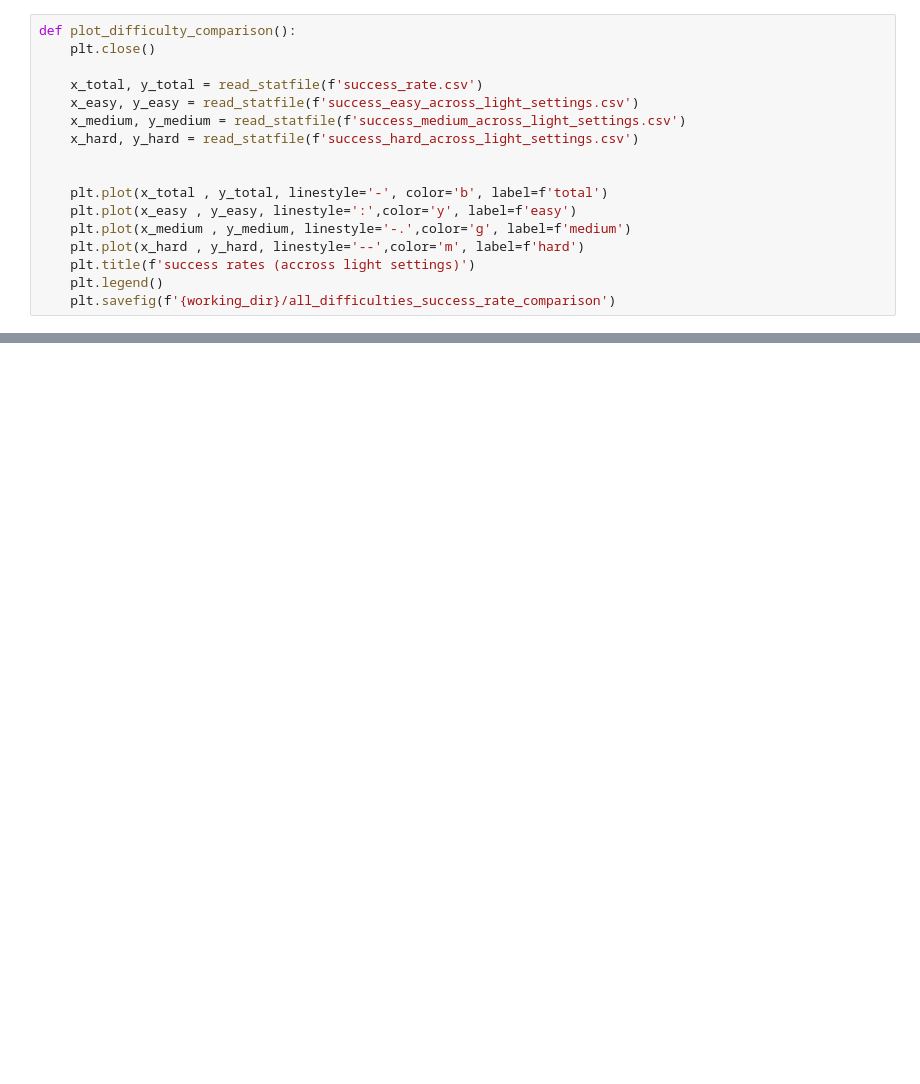
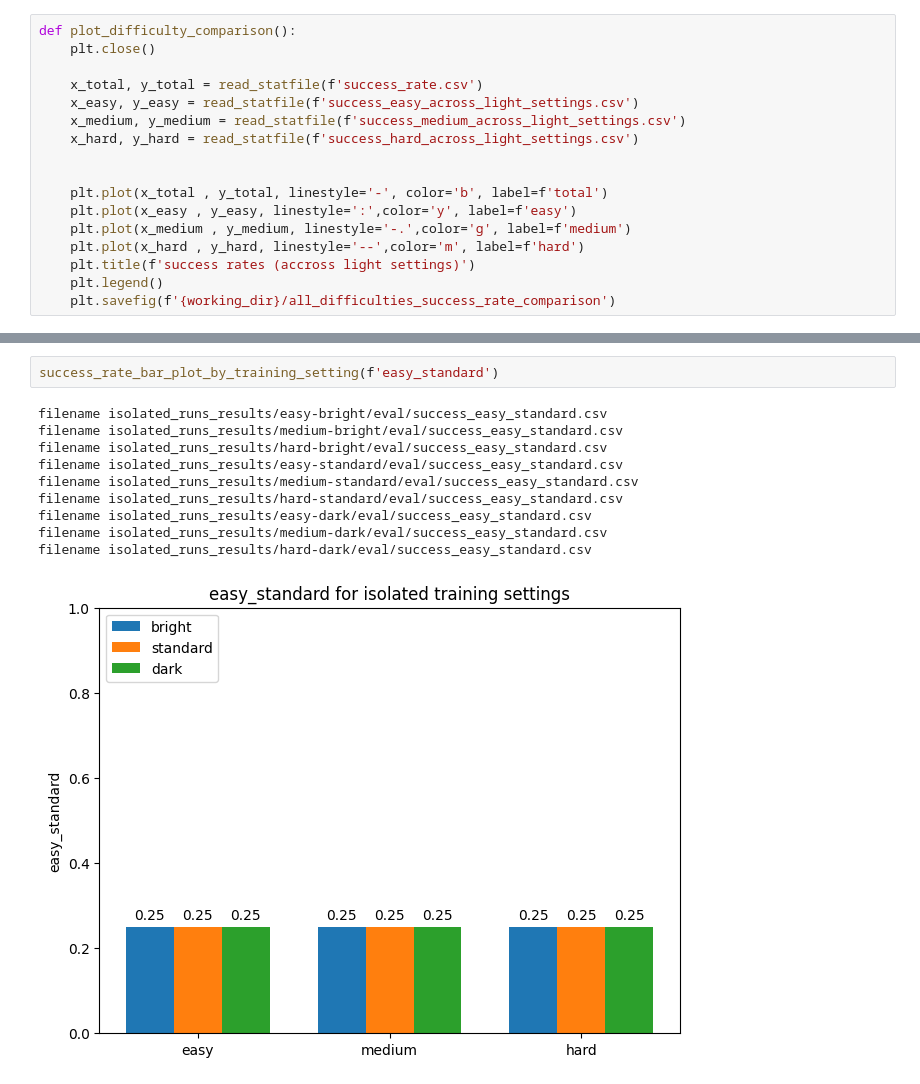
Before and after one commit to geschnee/carsim-rl-cnn, a Jupyter notebook: python/isolated_runs_analysis.ipynb, the cells around one changed output, grey strips where cells are left out. Saved outputs shown, nothing was run; the diff lists cells and outputs as text; blank space fills up the shorter version.

Commit message:
ready for isolated runs

```diff
--- a/python/stat_image_notebook.ipynb
+++ b/python/isolated_runs_analysis.ipynb
@@ -62,0 +139,13 @@ plot_difficulty_comparison()
+# %%
+success_rate_bar_plot_by_training_setting(f'easy_standard')
+# %% [output]
+filename isolated_runs_results/easy-bright/eval/success_easy_standard.csv
+filename isolated_runs_results/medium-bright/eval/success_easy_standard.csv
+filename isolated_runs_results/hard-bright/eval/success_easy_standard.csv
+filename isolated_runs_results/easy-standard/eval/success_easy_standard.csv
+filename isolated_runs_results/medium-standard/eval/success_easy_standard.csv
+filename isolated_runs_results/hard-standard/eval/success_easy_standard.csv
+filename isolated_runs_results/easy-dark/eval/success_easy_standard.csv
+filename isolated_runs_results/medium-dark/eval/success_easy_standard.csv
+filename isolated_runs_results/hard-dark/eval/success_easy_standard.csv
+[figure, added]
```
Also changed, not shown: parts of 4 cells of this notebook, 7 other files.
